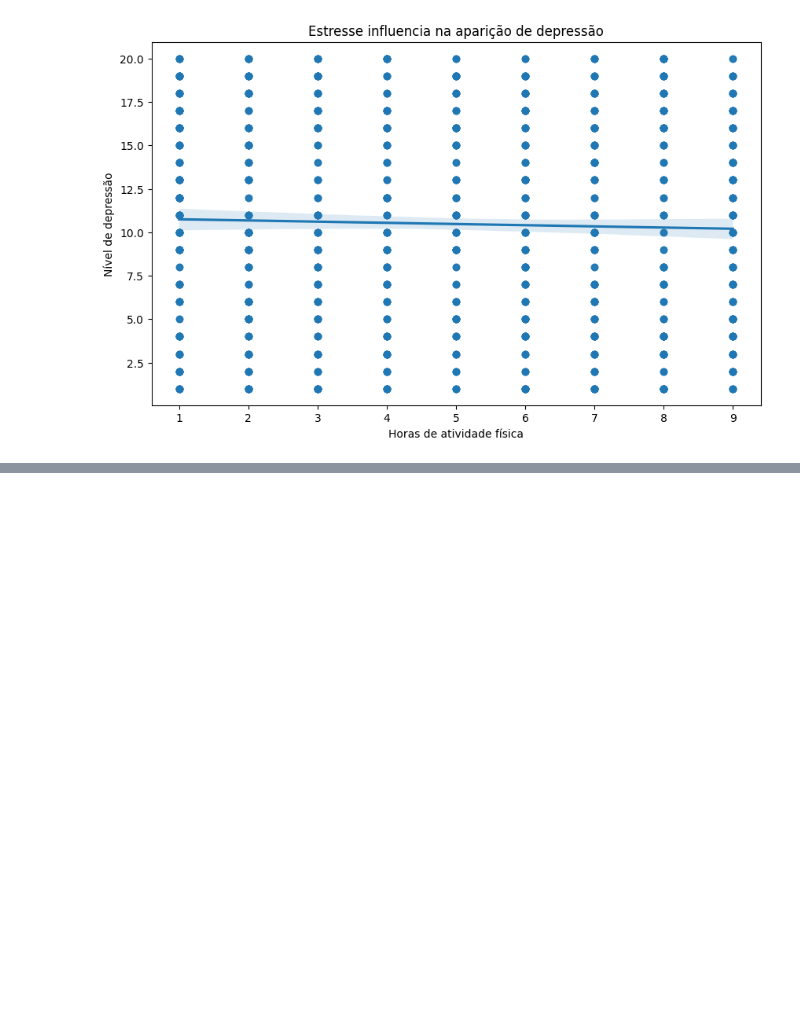
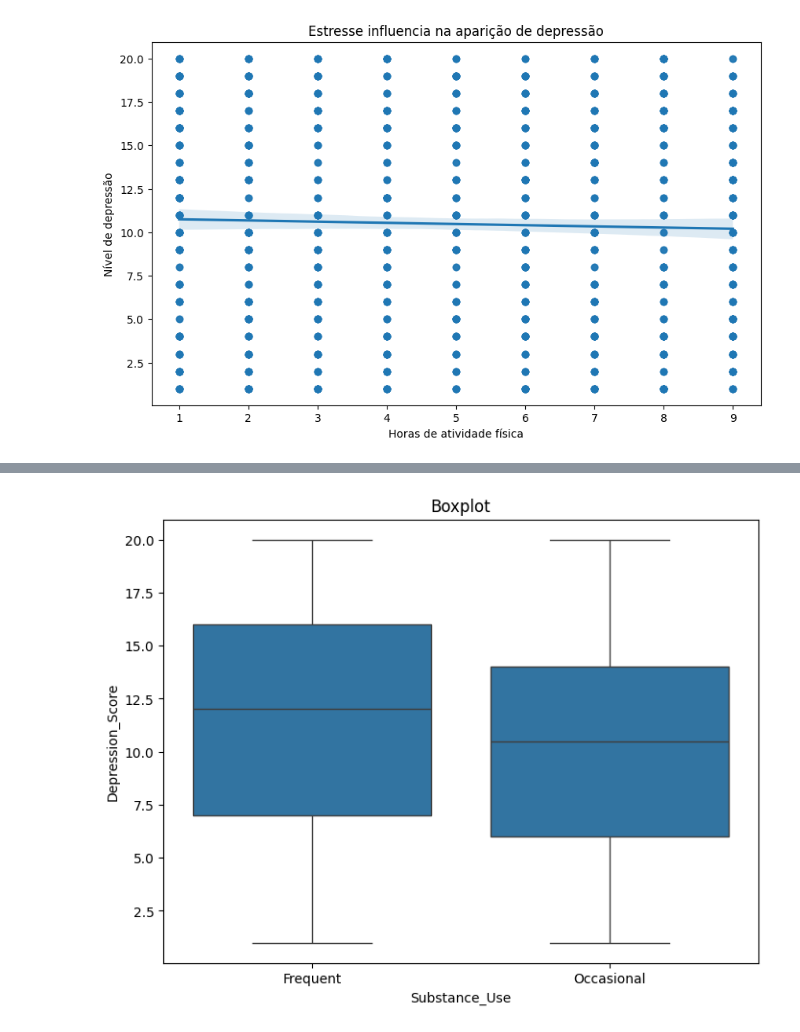
Before and after one commit to petersonwilliam-dev/analise-de-dados-ansiedade, a Jupyter notebook: analise.ipynb, the cells around one changed output, grey strips where cells are left out. Saved outputs shown, nothing was run; the diff lists cells and outputs as text; code cells hidden in the pictures; blank space fills up the shorter version.

```diff
--- a/analise.ipynb
+++ b/analise.ipynb
@@ -288,0 +295,7 @@ dados[dados['Therapy'] == 0].describe()
+# %%
+plt.figure(figsize=(8,6))
+sns.boxplot(x="Substance_Use", y="Depression_Score", data=dados)
+plt.title("Boxplot")
+plt.show()
+# %% [output]
+[figure, added]
```
Also changed, not shown: parts of 12 cells of this notebook.
